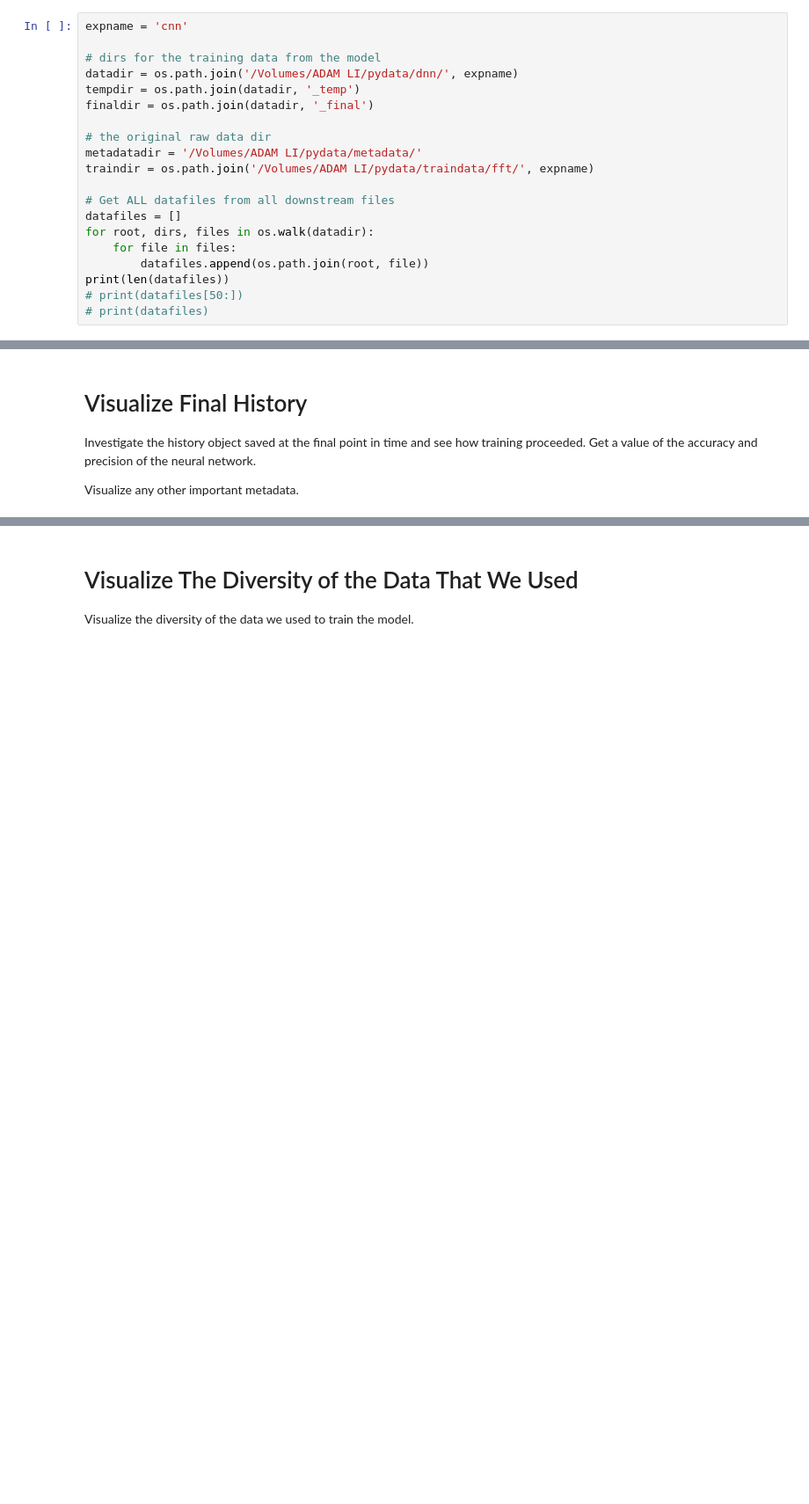
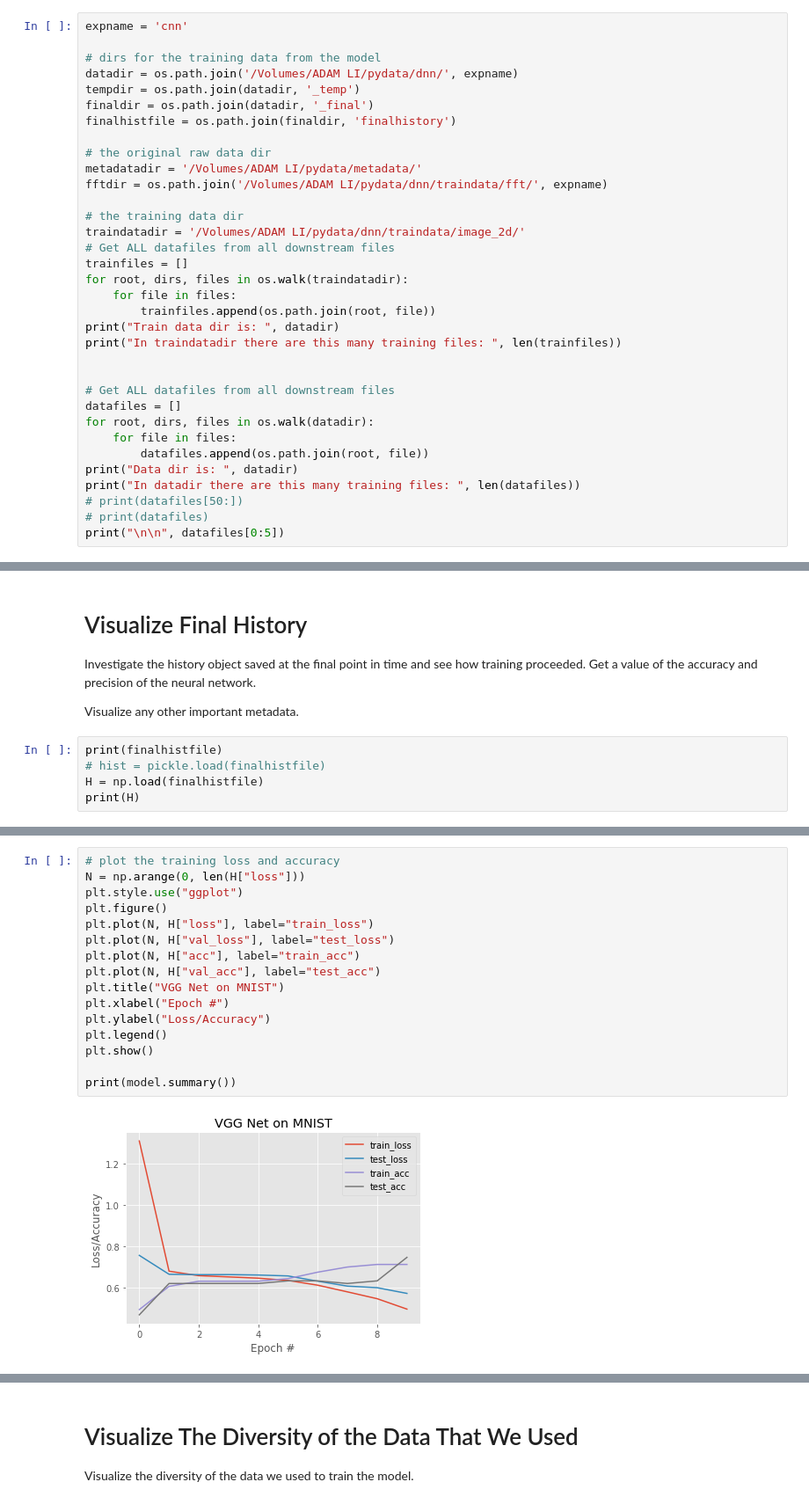
Before and after one commit to adam2392/dnn-unsupervised, a Jupyter notebook: dnn/Visualize Training Results.ipynb, the cells around one changed output, grey strips where cells are left out. Shown at 88% size. Drawn from its saved outputs; the diff is of its cells as text; blank space fills up the shorter version.

```diff
--- a/dnn/Visualize Training Results.ipynb
+++ b/dnn/Visualize Training Results.ipynb
@@ -58,17 +62,31 @@ expname = 'cnn'
 datadir = os.path.join('/Volumes/ADAM LI/pydata/dnn/', expname)
 tempdir = os.path.join(datadir, '_temp')
 finaldir = os.path.join(datadir, '_final')
+finalhistfile = os.path.join(finaldir, 'finalhistory')
 
 # the original raw data dir
 metadatadir = '/Volumes/ADAM LI/pydata/metadata/'
-traindir = os.path.join('/Volumes/ADAM LI/pydata/traindata/fft/', expname)
+fftdir = os.path.join('/Volumes/ADAM LI/pydata/dnn/traindata/fft/', expname)
+
+# the training data dir
+traindatadir = '/Volumes/ADAM LI/pydata/dnn/traindata/image_2d/'
+# Get ALL datafiles from all downstream files
+trainfiles = []
+for root, dirs, files in os.walk(traindatadir):
+    for file in files:
+        trainfiles.append(os.path.join(root, file))
+print("Train data dir is: ", datadir)
+print("In traindatadir there are this many training files: ", len(trainfiles))
+
 
 # Get ALL datafiles from all downstream files
 datafiles = []
 for root, dirs, files in os.walk(datadir):
     for file in files:
         datafiles.append(os.path.join(root, file))
-print(len(datafiles))
+print("Data dir is: ", datadir)
+print("In datadir there are this many training files: ", len(datafiles))
 # print(datafiles[50:])
 # print(datafiles)
+print("\n\n", datafiles[0:5])
 # %% [output]
@@ -79,3 +263,8 @@ print(len(datafiles))
 Investigate the history object saved at the final point in time and see how training proceeded. Get a value of the accuracy and precision of the neural network.
 
 Visualize any other important metadata.
+# %%
+print(finalhistfile)
+# hist = pickle.load(finalhistfile)
+H = np.load(finalhistfile)
+print(H)
@@ -81,0 +274,18 @@ Visualize any other important metadata.
+# %%
+# plot the training loss and accuracy
+N = np.arange(0, len(H["loss"]))
+plt.style.use("ggplot")
+plt.figure()
+plt.plot(N, H["loss"], label="train_loss")
+plt.plot(N, H["val_loss"], label="test_loss")
+plt.plot(N, H["acc"], label="train_acc")
+plt.plot(N, H["val_acc"], label="test_acc")
+plt.title("VGG Net on MNIST")
+plt.xlabel("Epoch #")
+plt.ylabel("Loss/Accuracy")
+plt.legend()
+plt.show()
+
+print(model.summary())
+# %% [output]
+[figure, added]
```
Also changed, not shown: parts of 12 cells of this notebook, 8 other files.
